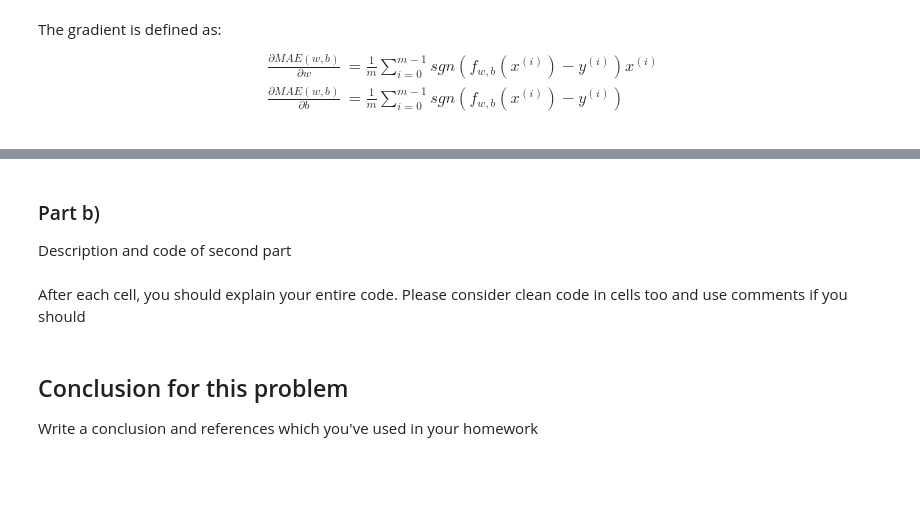
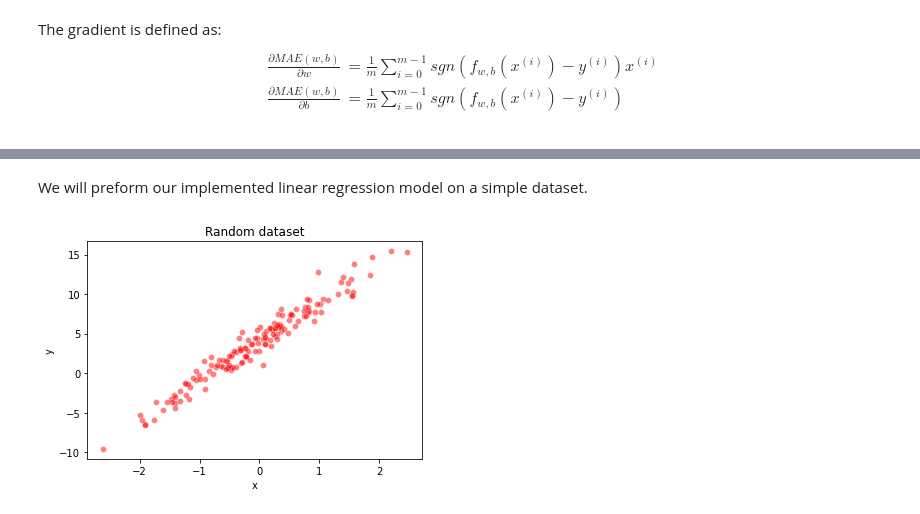
Before and after one commit to MohammadRouintan/Implementation-LinearRegression-From-Scratch, a Jupyter notebook: LR_MeanAbsoluteError.ipynb, the cells around one changed output, grey strips where cells are left out. Cells and saved outputs as stored; diff of their text form; code cells hidden in the pictures; blank space fills up the shorter version.

Commit message:
implement linear regression and test

```diff
--- a/LR_MeanAbsoluteError.ipynb
+++ b/LR_MeanAbsoluteError.ipynb
@@ -109,3 +114,0 @@ class LinearRegression():
-# %% [markdown]
-### Part b)
-Description and code of second part
@@ -114,5 +115,16 @@ Description and code of second part
-# %% [markdown]
-After each cell, you should explain your entire code. Please consider clean code in cells too and use comments if you should
-# %% [markdown]
-## Conclusion for this problem
-Write a conclusion and references which you've used in your homework
+# %% [markdown]
+We will preform our implemented linear regression model on a simple dataset.
+# %%
+#generating random dataset
+np.random.seed(42)
+x = np.random.randn(150, 1)
+y = 4 + 5 * x + np.random.randn(150, 1)
+
+#plotting
+sns.scatterplot(x=x.squeeze(), y=y.squeeze(), color='red', alpha=0.5)
+plt.title('Random dataset')
+plt.xlabel('x')
+plt.ylabel('y')
+plt.show()
+# %% [output]
+[figure, added]
```
Also changed, not shown: parts of 22 cells of this notebook, 2 other files.
